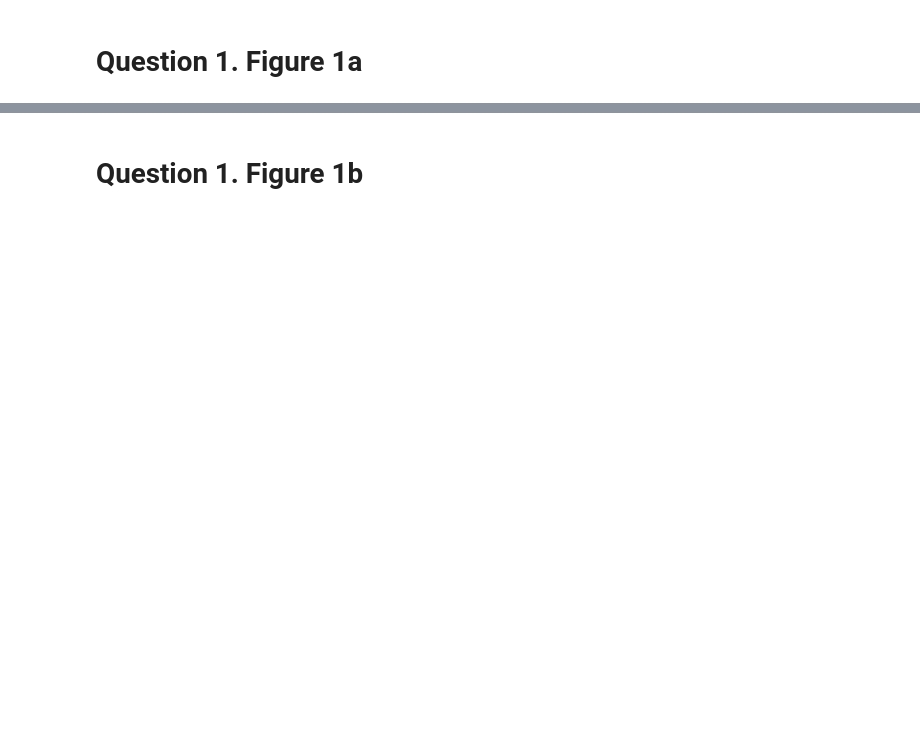
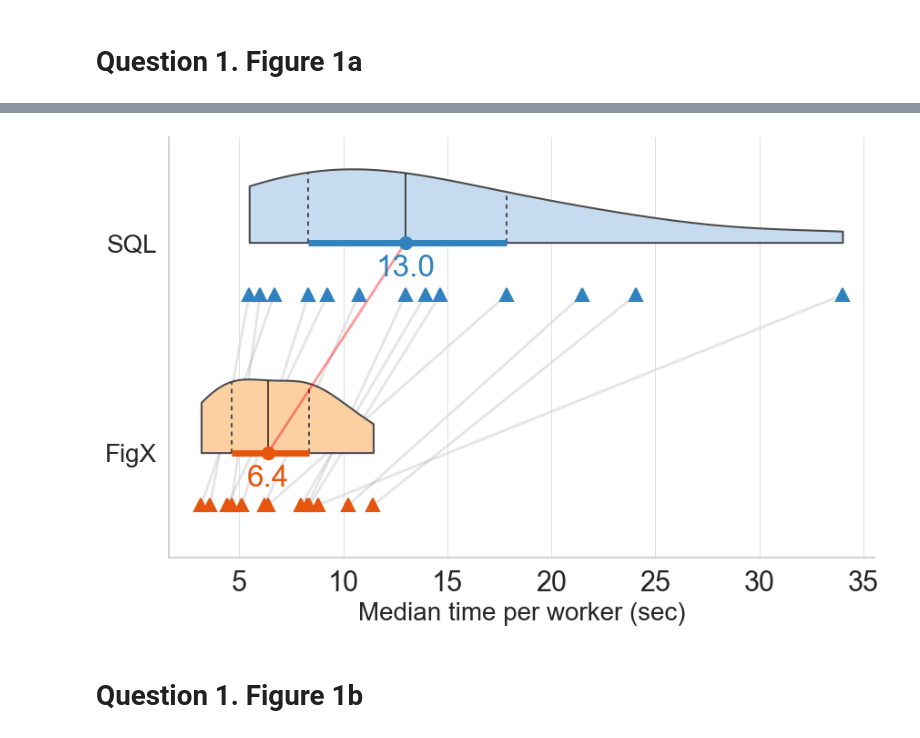
Before and after one commit to VisDunneRight/rel-diag_mturk_analysis, a Jupyter notebook: rel-diag_mturk_analysis.ipynb, the cells around one changed output, grey strips where cells are left out. Cells and saved outputs as stored; diff of their text form; code cells hidden in the pictures; blank space fills up the shorter version.

Commit message:
updated figures

```diff
--- a/rel-diag_mturk_analysis.ipynb
+++ b/rel-diag_mturk_analysis.ipynb
@@ -314,38 +383,40 @@ for i, mode in enumerate(modes):
                  alpha=1,
                  zorder=100,        # higher means more visible
                  capsize = 10,
-                 capthick = 4,    # end line for CI
-                 # capthick = 0,      # no end line for CI
+                 # capthick = 4,    # end line for CI
+                 capthick = 0,      # no end line for CI
                  # color = 'black',
                  color = my_cmap_dark[i],
                  )   # my_cmap[1])
     ax.text(median_time[mode],
             # i+0.36,
             i-0.16,
             f'{median_time[mode]:.1f}', horizontalalignment='center',
             # color='black',
             color= my_cmap_dark[i],
             fontsize=figfont_size)
     # ax.text(ci[mode].low, i+0.1, f'{ci[mode].low:.1f}', horizontalalignment='center', color='black', fontsize=20)
     # ax.text(ci[mode].high, i+0.1, f'{ci[mode].high:.1f}', horizontalalignment='center', color='black', fontsize=20)
 
 
 #Additional settings
 ax.set_yticks(range(len(dfq1b.columns)))
 ax.set_yticklabels(modes, size= ylab_size)
 ax.set_ylim(-0.5, 1.5)
 ax.set_xlabel('Median time per worker (sec)', size = xlab_size)
 ax.set_ylabel(None)
 ax.set_yticklabels(['FigX', 'SQL', ])
 # ax.set_title('Median times per worker', size = title_size)
 sns.despine()
 ax.legend_.remove()
 
 plt.grid(axis = 'x', linewidth = 0.5, color = 'lightgray')
 
 if savefig:
     plt.savefig(fig_dir + "/q1_figure1.pdf", bbox_inches='tight')
     plt.savefig(fig_dir + "/q1_figure1.svg", bbox_inches='tight')
+# %% [output]
+[figure, added]
 # %% [markdown]
 # Question 1. Figure 1b
 # %%
```
Also changed, not shown: parts of 13 cells of this notebook, 1 other file.
